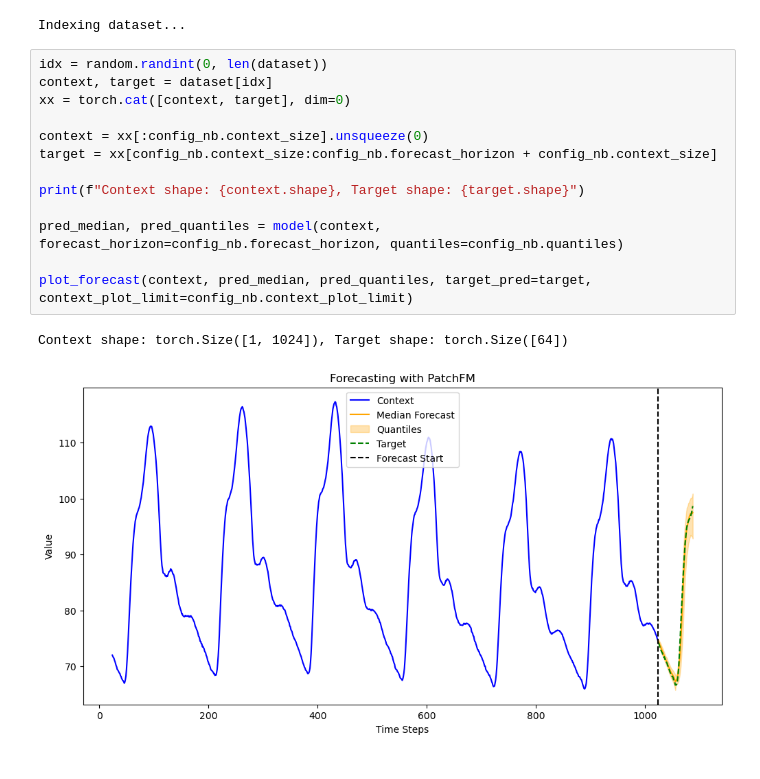
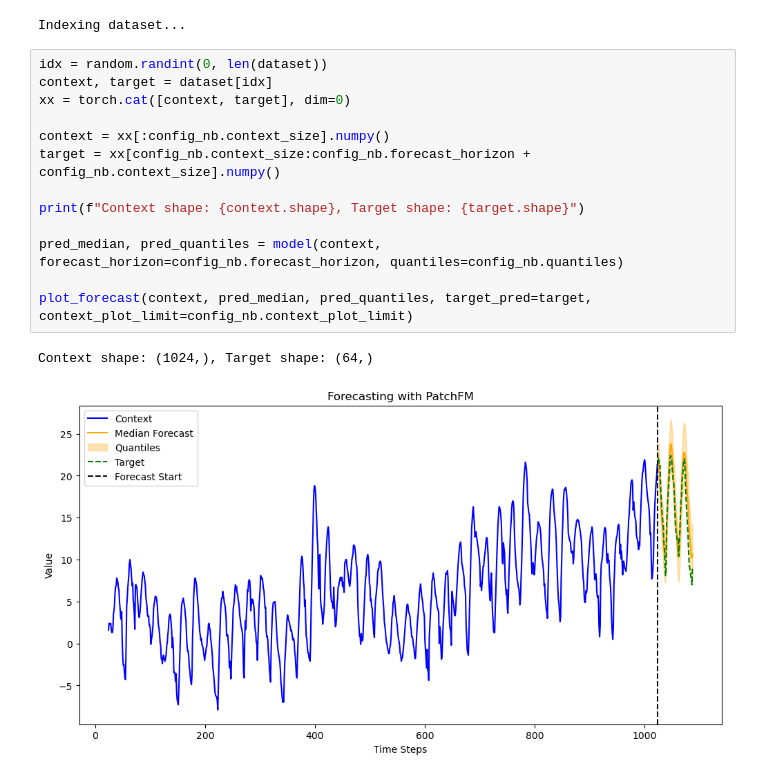
Before and after one commit to vilhess/PatchFM, a Jupyter notebook: notebooks/tutorial.ipynb, the cells around one changed output. Drawn from its saved outputs; the diff is of its cells as text.

Commit message:
support numpy, torch, list inputs

```diff
--- a/notebooks/tutorial.ipynb
+++ b/notebooks/tutorial.ipynb
@@ -37,16 +37,16 @@ Indexing dataset...
 # %%
 idx = random.randint(0, len(dataset))
 context, target = dataset[idx]
 xx = torch.cat([context, target], dim=0)
 
-context = xx[:config_nb.context_size].unsqueeze(0)
-target = xx[config_nb.context_size:config_nb.forecast_horizon + config_nb.context_size]
+context = xx[:config_nb.context_size].numpy()
+target = xx[config_nb.context_size:config_nb.forecast_horizon + config_nb.context_size].numpy()
 
 print(f"Context shape: {context.shape}, Target shape: {target.shape}")
 
 pred_median, pred_quantiles = model(context, forecast_horizon=config_nb.forecast_horizon, quantiles=config_nb.quantiles)
 
 plot_forecast(context, pred_median, pred_quantiles, target_pred=target, context_plot_limit=config_nb.context_plot_limit)
 # %% [output]
-Context shape: torch.Size([1, 1024]), Target shape: torch.Size([64])
+Context shape: (1024,), Target shape: (64,)
-[figure, old version]
+[figure, new version]
```
Also changed, not shown: 2 other files.
